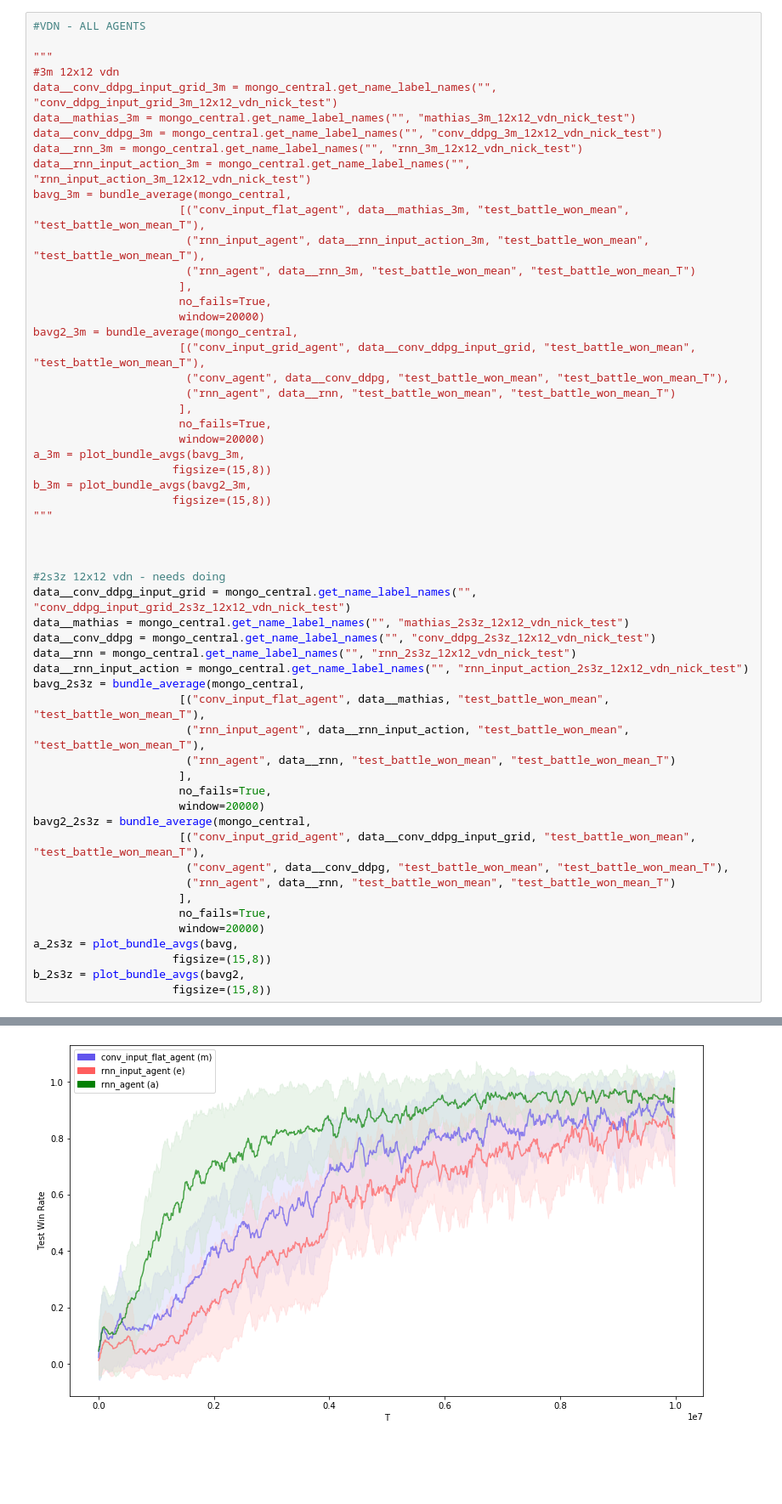
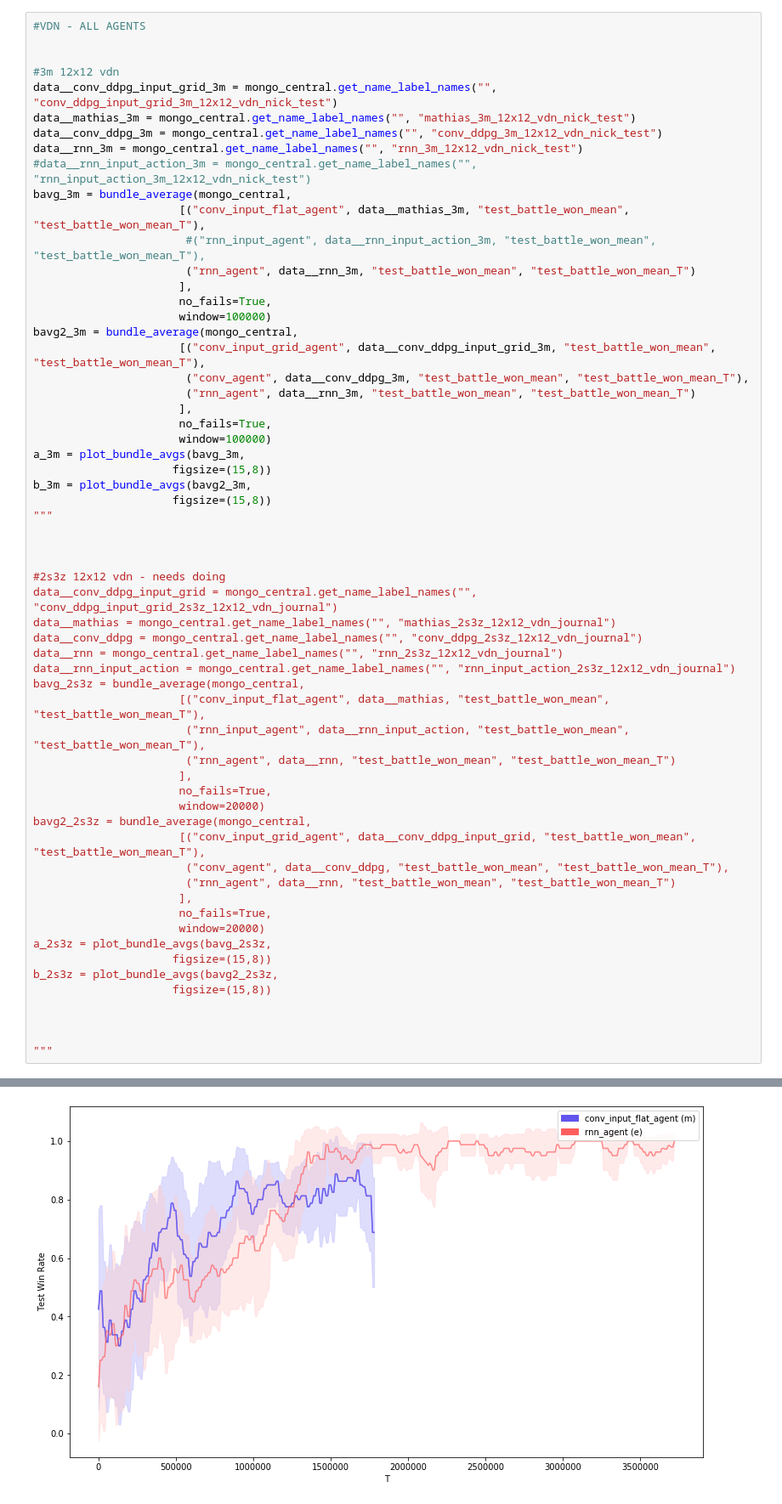
Before and after one commit to nicholasburden/pymarl, a Jupyter notebook: analysis/analysis2.ipynb, the cells around one changed output, grey strips where cells are left out. Shown at 85% size. Cells and saved outputs as stored; diff of their text form; blank space fills up the shorter version.

```diff
--- a/analysis/analysis2.ipynb
+++ b/analysis/analysis2.ipynb
@@ -14,27 +14,27 @@ mongo_central = MongoCentral(conf_names=["gandalf_pymarl"],
 # %%
 #VDN - ALL AGENTS
 
-"""
+
 #3m 12x12 vdn
 data__conv_ddpg_input_grid_3m = mongo_central.get_name_label_names("", "conv_ddpg_input_grid_3m_12x12_vdn_nick_test")
 data__mathias_3m = mongo_central.get_name_label_names("", "mathias_3m_12x12_vdn_nick_test")
 data__conv_ddpg_3m = mongo_central.get_name_label_names("", "conv_ddpg_3m_12x12_vdn_nick_test")
 data__rnn_3m = mongo_central.get_name_label_names("", "rnn_3m_12x12_vdn_nick_test")
-data__rnn_input_action_3m = mongo_central.get_name_label_names("", "rnn_input_action_3m_12x12_vdn_nick_test")
+#data__rnn_input_action_3m = mongo_central.get_name_label_names("", "rnn_input_action_3m_12x12_vdn_nick_test")
 bavg_3m = bundle_average(mongo_central,
                       [("conv_input_flat_agent", data__mathias_3m, "test_battle_won_mean", "test_battle_won_mean_T"),
-                       ("rnn_input_agent", data__rnn_input_action_3m, "test_battle_won_mean", "test_battle_won_mean_T"),
+                       #("rnn_input_agent", data__rnn_input_action_3m, "test_battle_won_mean", "test_battle_won_mean_T"),
                        ("rnn_agent", data__rnn_3m, "test_battle_won_mean", "test_battle_won_mean_T")
                       ],
                       no_fails=True,
-                      window=20000)
+                      window=100000)
 bavg2_3m = bundle_average(mongo_central,
-                      [("conv_input_grid_agent", data__conv_ddpg_input_grid, "test_battle_won_mean", "test_battle_won_mean_T"),
-                       ("conv_agent", data__conv_ddpg, "test_battle_won_mean", "test_battle_won_mean_T"),
-                       ("rnn_agent", data__rnn, "test_battle_won_mean", "test_battle_won_mean_T")
+                      [("conv_input_grid_agent", data__conv_ddpg_input_grid_3m, "test_battle_won_mean", "test_battle_won_mean_T"),
+                       ("conv_agent", data__conv_ddpg_3m, "test_battle_won_mean", "test_battle_won_mean_T"),
+                       ("rnn_agent", data__rnn_3m, "test_battle_won_mean", "test_battle_won_mean_T")
                       ],
                       no_fails=True,
-                      window=20000)
+                      window=100000)
 a_3m = plot_bundle_avgs(bavg_3m,
                      figsize=(15,8))
 b_3m = plot_bundle_avgs(bavg2_3m,
@@ -44,11 +44,11 @@ b_3m = plot_bundle_avgs(bavg2_3m,
 
 
 #2s3z 12x12 vdn - needs doing
-data__conv_ddpg_input_grid = mongo_central.get_name_label_names("", "conv_ddpg_input_grid_2s3z_12x12_vdn_nick_test")
-data__mathias = mongo_central.get_name_label_names("", "mathias_2s3z_12x12_vdn_nick_test")
-data__conv_ddpg = mongo_central.get_name_label_names("", "conv_ddpg_2s3z_12x12_vdn_nick_test")
-data__rnn = mongo_central.get_name_label_names("", "rnn_2s3z_12x12_vdn_nick_test")
-data__rnn_input_action = mongo_central.get_name_label_names("", "rnn_input_action_2s3z_12x12_vdn_nick_test")
+data__conv_ddpg_input_grid = mongo_central.get_name_label_names("", "conv_ddpg_input_grid_2s3z_12x12_vdn_journal")
+data__mathias = mongo_central.get_name_label_names("", "mathias_2s3z_12x12_vdn_journal")
+data__conv_ddpg = mongo_central.get_name_label_names("", "conv_ddpg_2s3z_12x12_vdn_journal")
+data__rnn = mongo_central.get_name_label_names("", "rnn_2s3z_12x12_vdn_journal")
+data__rnn_input_action = mongo_central.get_name_label_names("", "rnn_input_action_2s3z_12x12_vdn_journal")
 bavg_2s3z = bundle_average(mongo_central,
                       [("conv_input_flat_agent", data__mathias, "test_battle_won_mean", "test_battle_won_mean_T"),
                        ("rnn_input_agent", data__rnn_input_action, "test_battle_won_mean", "test_battle_won_mean_T"),
@@ -63,10 +63,14 @@ bavg2_2s3z = bundle_average(mongo_central,
                       ],
                       no_fails=True,
                       window=20000)
-a_2s3z = plot_bundle_avgs(bavg,
+a_2s3z = plot_bundle_avgs(bavg_2s3z,
                      figsize=(15,8))
-b_2s3z = plot_bundle_avgs(bavg2,
+b_2s3z = plot_bundle_avgs(bavg2_2s3z,
                      figsize=(15,8))
+
+
+
+"""
 # %% [output]
 Done Loading...
 Done Loading...
@@ -88 +80 @@ Property str not available: test_battle_won_mean not in results for run {'name':
-[figure, old version]
+[figure, new version]
```
Also changed, not shown: parts of 2 cells of this notebook, 1 other file.
